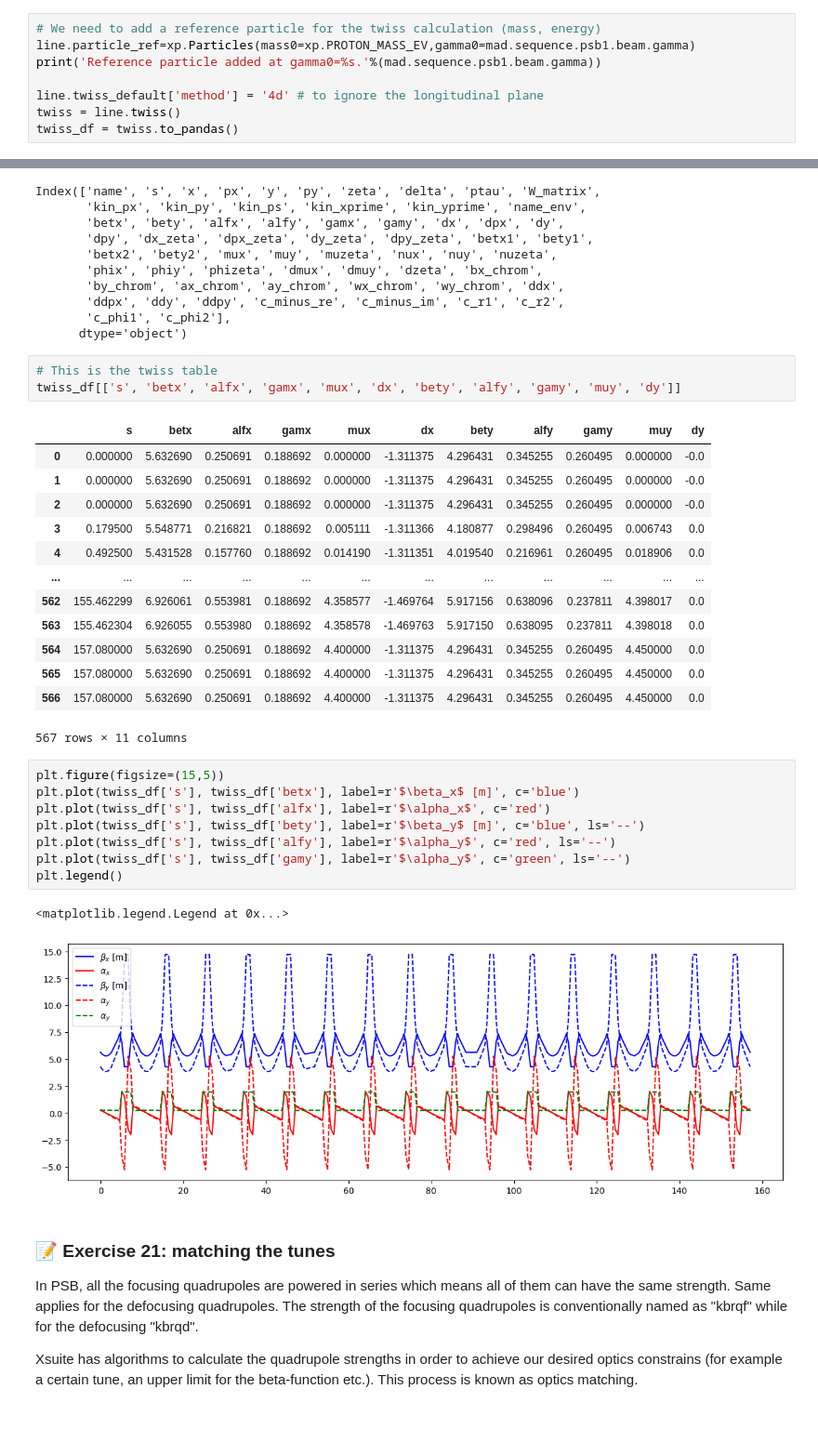
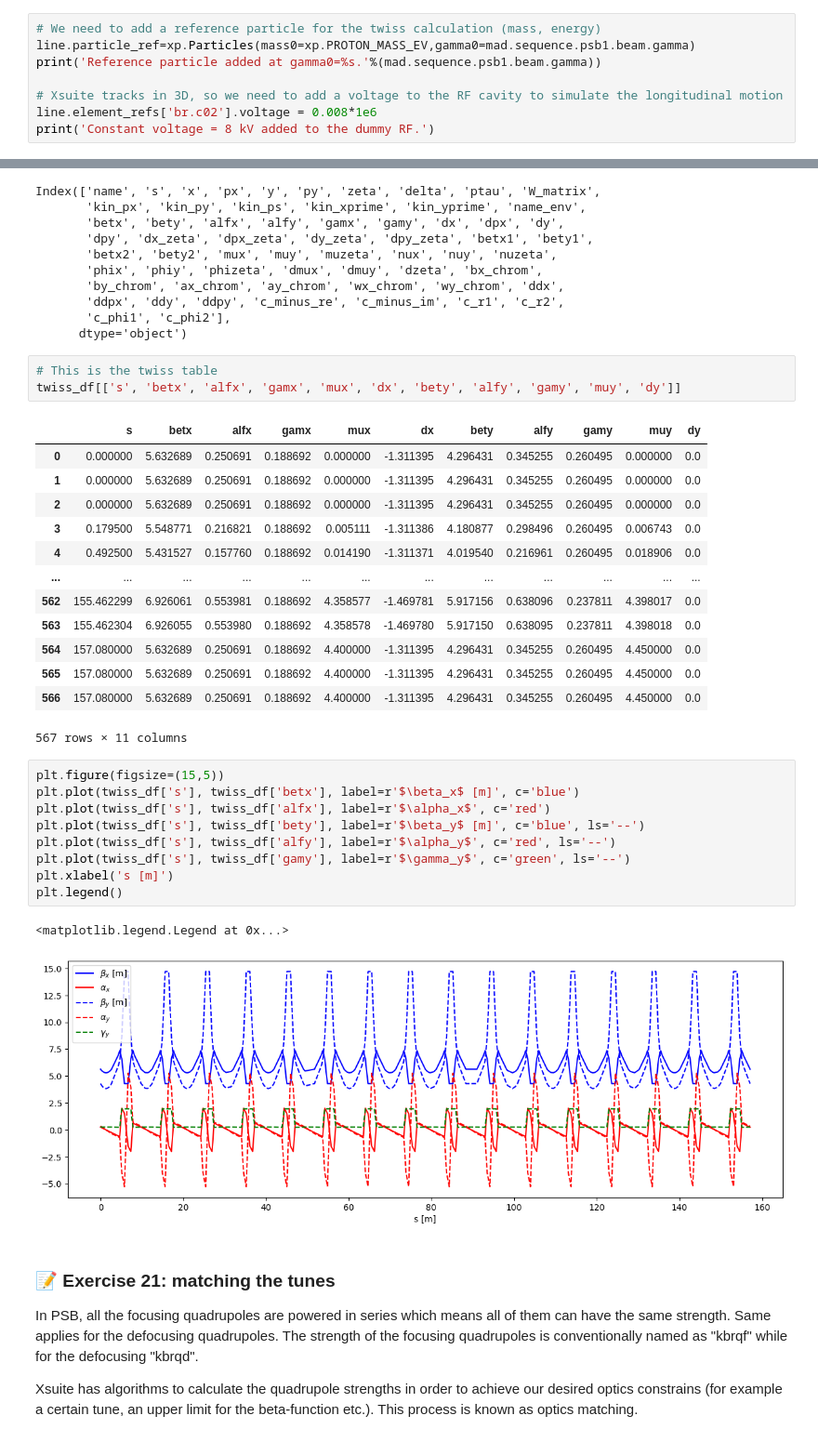
Before and after one commit to tprebiba/auth-accelerator-physics-xsuite, a Jupyter notebook: 3_PSB_Xsuite_tracking.ipynb, the cells around one changed output, grey strips where cells are left out. Shown at 93% size. Drawn from its saved outputs; the diff is of its cells as text.

```diff
--- a/3_PSB_Xsuite_tracking.ipynb
+++ b/3_PSB_Xsuite_tracking.ipynb
@@ -106,8 +104,8 @@ Use the line.twiss() method of Xsuite to compute the optics functions around the
 line.particle_ref=xp.Particles(mass0=xp.PROTON_MASS_EV,gamma0=mad.sequence.psb1.beam.gamma)
 print('Reference particle added at gamma0=%s.'%(mad.sequence.psb1.beam.gamma))
 
-line.twiss_default['method'] = '4d' # to ignore the longitudinal plane
-twiss = line.twiss()
-twiss_df = twiss.to_pandas()
+# Xsuite tracks in 3D, so we need to add a voltage to the RF cavity to simulate the longitudinal motion
+line.element_refs['br.c02'].voltage = 0.008*1e6
+print('Constant voltage = 8 kV added to the dummy RF.')
 # %% [output]
 Reference particle added at gamma0=1.1705262269290748.
@@ -129,29 +148,30 @@ Index(['name', 's', 'x', 'px', 'y', 'py', 'zeta', 'delta', 'ptau', 'W_matrix',
 twiss_df[['s', 'betx', 'alfx', 'gamx', 'mux', 'dx', 'bety', 'alfy', 'gamy', 'muy', 'dy']]
 # %% [output]
 |  | s | betx | alfx | gamx | mux | dx | bety | alfy | gamy | muy | dy |
-| 0 | 0.000000 | 5.632690 | 0.250691 | 0.188692 | 0.000000 | -1.311375 | 4.296431 | 0.345255 | 0.260495 | 0.000000 | -0.0 |
-| 1 | 0.000000 | 5.632690 | 0.250691 | 0.188692 | 0.000000 | -1.311375 | 4.296431 | 0.345255 | 0.260495 | 0.000000 | -0.0 |
-| 2 | 0.000000 | 5.632690 | 0.250691 | 0.188692 | 0.000000 | -1.311375 | 4.296431 | 0.345255 | 0.260495 | 0.000000 | -0.0 |
-| 3 | 0.179500 | 5.548771 | 0.216821 | 0.188692 | 0.005111 | -1.311366 | 4.180877 | 0.298496 | 0.260495 | 0.006743 | 0.0 |
-| 4 | 0.492500 | 5.431528 | 0.157760 | 0.188692 | 0.014190 | -1.311351 | 4.019540 | 0.216961 | 0.260495 | 0.018906 | 0.0 |
+| 0 | 0.000000 | 5.632689 | 0.250691 | 0.188692 | 0.000000 | -1.311395 | 4.296431 | 0.345255 | 0.260495 | 0.000000 | 0.0 |
+| 1 | 0.000000 | 5.632689 | 0.250691 | 0.188692 | 0.000000 | -1.311395 | 4.296431 | 0.345255 | 0.260495 | 0.000000 | 0.0 |
+| 2 | 0.000000 | 5.632689 | 0.250691 | 0.188692 | 0.000000 | -1.311395 | 4.296431 | 0.345255 | 0.260495 | 0.000000 | 0.0 |
+| 3 | 0.179500 | 5.548771 | 0.216821 | 0.188692 | 0.005111 | -1.311386 | 4.180877 | 0.298496 | 0.260495 | 0.006743 | 0.0 |
+| 4 | 0.492500 | 5.431527 | 0.157760 | 0.188692 | 0.014190 | -1.311371 | 4.019540 | 0.216961 | 0.260495 | 0.018906 | 0.0 |
 | ... | ... | ... | ... | ... | ... | ... | ... | ... | ... | ... | ... |
-| 562 | 155.462299 | 6.926061 | 0.553981 | 0.188692 | 4.358577 | -1.469764 | 5.917156 | 0.638096 | 0.237811 | 4.398017 | 0.0 |
-| 563 | 155.462304 | 6.926055 | 0.553980 | 0.188692 | 4.358578 | -1.469763 | 5.917150 | 0.638095 | 0.237811 | 4.398018 | 0.0 |
-| 564 | 157.080000 | 5.632690 | 0.250691 | 0.188692 | 4.400000 | -1.311375 | 4.296431 | 0.345255 | 0.260495 | 4.450000 | 0.0 |
-| 565 | 157.080000 | 5.632690 | 0.250691 | 0.188692 | 4.400000 | -1.311375 | 4.296431 | 0.345255 | 0.260495 | 4.450000 | 0.0 |
-| 566 | 157.080000 | 5.632690 | 0.250691 | 0.188692 | 4.400000 | -1.311375 | 4.296431 | 0.345255 | 0.260495 | 4.450000 | 0.0 |
+| 562 | 155.462299 | 6.926061 | 0.553981 | 0.188692 | 4.358577 | -1.469781 | 5.917156 | 0.638096 | 0.237811 | 4.398017 | 0.0 |
+| 563 | 155.462304 | 6.926055 | 0.553980 | 0.188692 | 4.358578 | -1.469780 | 5.917150 | 0.638095 | 0.237811 | 4.398018 | 0.0 |
+| 564 | 157.080000 | 5.632689 | 0.250691 | 0.188692 | 4.400000 | -1.311395 | 4.296431 | 0.345255 | 0.260495 | 4.450000 | 0.0 |
+| 565 | 157.080000 | 5.632689 | 0.250691 | 0.188692 | 4.400000 | -1.311395 | 4.296431 | 0.345255 | 0.260495 | 4.450000 | 0.0 |
+| 566 | 157.080000 | 5.632689 | 0.250691 | 0.188692 | 4.400000 | -1.311395 | 4.296431 | 0.345255 | 0.260495 | 4.450000 | 0.0 |
 567 rows × 11 columns
 # %%
 plt.figure(figsize=(15,5))
 plt.plot(twiss_df['s'], twiss_df['betx'], label=r'$\beta_x$ [m]', c='blue')
 plt.plot(twiss_df['s'], twiss_df['alfx'], label=r'$\alpha_x$', c='red')
 plt.plot(twiss_df['s'], twiss_df['bety'], label=r'$\beta_y$ [m]', c='blue', ls='--')
 plt.plot(twiss_df['s'], twiss_df['alfy'], label=r'$\alpha_y$', c='red', ls='--')
-plt.plot(twiss_df['s'], twiss_df['gamy'], label=r'$\alpha_y$', c='green', ls='--')
+plt.plot(twiss_df['s'], twiss_df['gamy'], label=r'$\gamma_y$', c='green', ls='--')
+plt.xlabel('s [m]')
 plt.legend()
 # %% [output]
 <matplotlib.legend.Legend at 0x...>
-[figure, old version]
+[figure, new version]
 # %% [markdown]
 ### 📝 Exercise 21: matching the tunes
 
```
Also changed, not shown: parts of 32 cells of this notebook, 2 other files.
